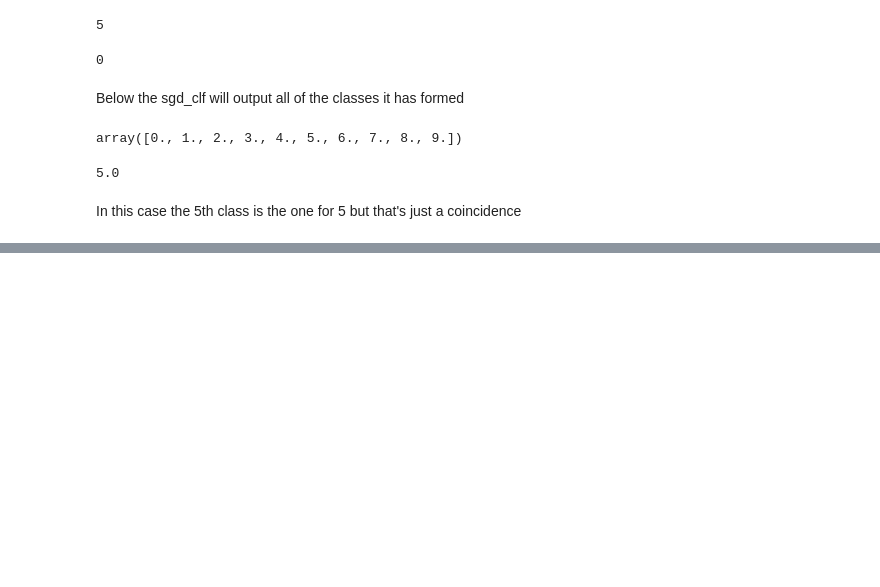
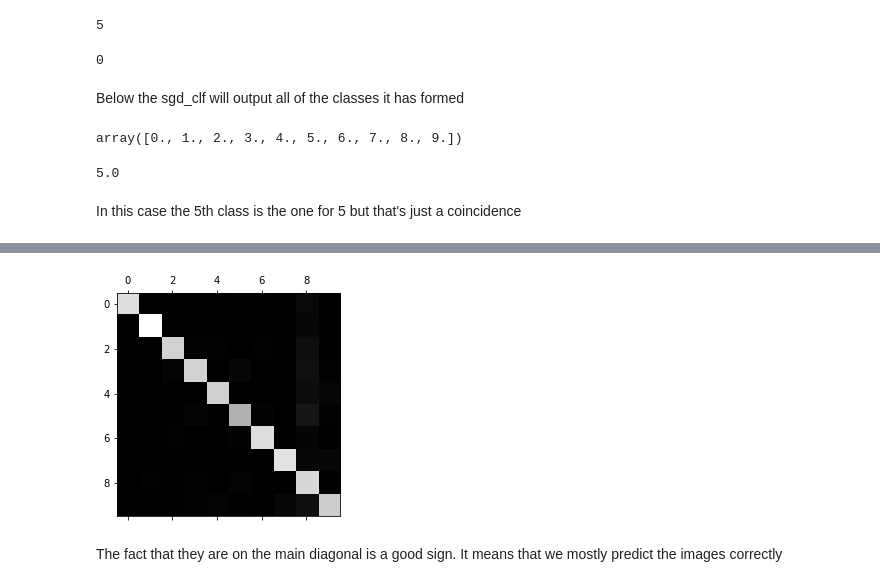
Before and after one commit to mdigreg2/DataScience, a Jupyter notebook: ml/MNIST_ML.ipynb, the cells around one changed output, grey strips where cells are left out. Saved outputs shown, nothing was run; the diff lists cells and outputs as text; code cells hidden in the pictures; blank space fills up the shorter version.

```diff
--- a/ml/MNIST_ML.ipynb
+++ b/ml/MNIST_ML.ipynb
@@ -402,0 +471,3 @@ In this case the 5th class is the one for 5 but that's just a coincidence
+# %%
+forest_clf = RandomForestClassifier(random_state=42)
+forest_clf.fit(X_train, y_train)
@@ -402,0 +514,4 @@ In this case the 5th class is the one for 5 but that's just a coincidence
+# %%
+from sklearn.preprocessing import StandardScaler
+scaler = StandardScaler()
+X_train_scaled = scaler.fit_transform(X_train.astype(np.float64))
@@ -402,0 +530,4 @@ In this case the 5th class is the one for 5 but that's just a coincidence
+# %%
+y_train_pred = cross_val_predict(sgd_clf, X_train_scaled, y_train, cv=3)
+# %%
+conf_mx = confusion_matrixixixixmatrix(y_train, y_train_pred)
@@ -402,0 +547,7 @@ In this case the 5th class is the one for 5 but that's just a coincidence
+# %%
+pt.matshow(conf_mx, cmap=pt.cm.gray)
+pt.show()
+# %% [output]
+[figure, added]
+# %% [markdown]
+The fact that they are on the main diagonal is a good sign. It means that we mostly predict the images correctly
```
Also changed, not shown: parts of 29 cells of this notebook.
